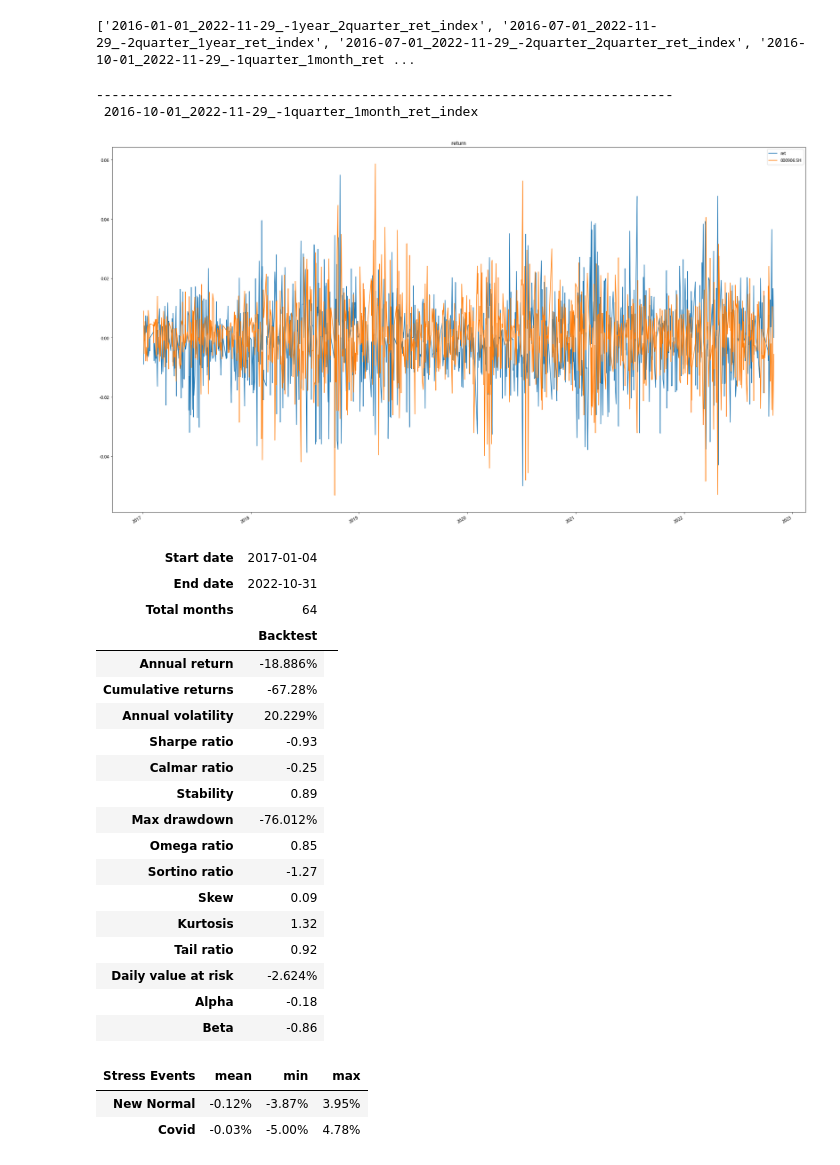
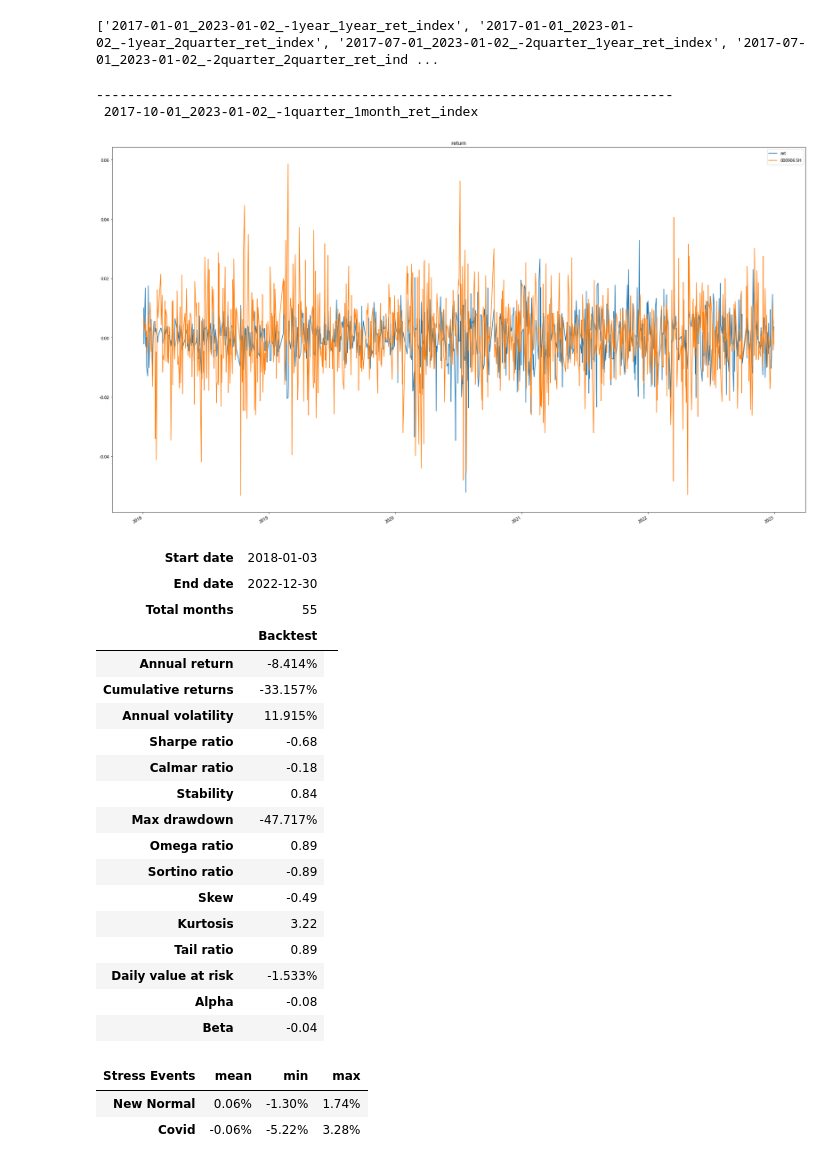
Before and after one commit to lucysusan/pt_2302, a Jupyter notebook: output_evaluate/evaluate_q1_m1.ipynb, the cells around one changed output. Cells and saved outputs as stored; diff of their text form; code cells hidden in the pictures.

```diff
--- a/output_evaluate/evaluate_q1_m1.ipynb
+++ b/output_evaluate/evaluate_q1_m1.ipynb
@@ -10,44 +10,44 @@ plt.rcParams['axes.unicode_minus'] = False
 plt.rcParams['font.sans-serif'] = ['Microsoft YaHei']
 
 index_sid = '000906.SH'
-data_folder = '../OUT_DATA/'
+data_folder = '../OUT_DATA/0301/'
 file_list = os.listdir(data_folder)
 
-print(file_pkl := [f for f in file_list if not f.endswith('.csv')])
+print(file_pkl := [f for f in file_list if f.endswith('ret_index')])
+file = [f for f in file_pkl if '1quarter_1month' in f][0]
 # %% [output]
-['2016-01-01_2022-11-29_-1year_2quarter_ret_index', '2016-07-01_2022-11-29_-2quarter_1year_ret_index', '2016-07-01_2022-11-29_-2quarter_2quarter_ret_index', '2016-10-01_2022-11-29_-1quarter_1month_ret ...
+['2017-01-01_2023-01-02_-1year_1year_ret_index', '2017-01-01_2023-01-02_-1year_2quarter_ret_index', '2017-07-01_2023-01-02_-2quarter_1year_ret_index', '2017-07-01_2023-01-02_-2quarter_2quarter_ret_ind ...
 # %%
-file = '2016-10-01_2022-11-29_-1quarter_1month_ret_index'
 
 print('\n\n--------------------------------------------------------------------------\n', file)
 data = pd.read_pickle(data_folder + file)
 data.plot(figsize=(30, 18))
 plt.title('return')
 plt.show()
 pf.create_full_tear_sheet(data['ret'], benchmark_rets=data[index_sid])
 # %% [output]
 --------------------------------------------------------------------------
- 2016-10-01_2022-11-29_-1quarter_1month_ret_index
+ 2017-10-01_2023-01-02_-1quarter_1month_ret_index
-[figure, old version]
+[figure, new version]
-| Start date | 2017-01-04 |  |
-| End date | 2022-10-31 |  |
-| Total months | 64 |  |
+| Start date | 2018-01-03 |  |
+| End date | 2022-12-30 |  |
+| Total months | 55 |  |
 |  | Backtest |
-| Annual return | -18.886% |
-| Cumulative returns | -67.28% |
-| Annual volatility | 20.229% |
-| Sharpe ratio | -0.93 |
-| Calmar ratio | -0.25 |
-| Stability | 0.89 |
-| Max drawdown | -76.012% |
-| Omega ratio | 0.85 |
-| Sortino ratio | -1.27 |
-| Skew | 0.09 |
-| Kurtosis | 1.32 |
-| Tail ratio | 0.92 |
-| Daily value at risk | -2.624% |
-| Alpha | -0.18 |
-| Beta | -0.86 |
+| Annual return | -8.414% |
+| Cumulative returns | -33.157% |
+| Annual volatility | 11.915% |
+| Sharpe ratio | -0.68 |
+| Calmar ratio | -0.18 |
+| Stability | 0.84 |
+| Max drawdown | -47.717% |
+| Omega ratio | 0.89 |
+| Sortino ratio | -0.89 |
+| Skew | -0.49 |
+| Kurtosis | 3.22 |
+| Tail ratio | 0.89 |
+| Daily value at risk | -1.533% |
+| Alpha | -0.08 |
+| Beta | -0.04 |
 | Stress Events | mean | min | max |
-| New Normal | -0.12% | -3.87% | 3.95% |
-| Covid | -0.03% | -5.00% | 4.78% |
+| New Normal | 0.06% | -1.30% | 1.74% |
+| Covid | -0.06% | -5.22% | 3.28% |
```
Also changed, not shown: parts of 1 cell of this notebook, 9 other files.
